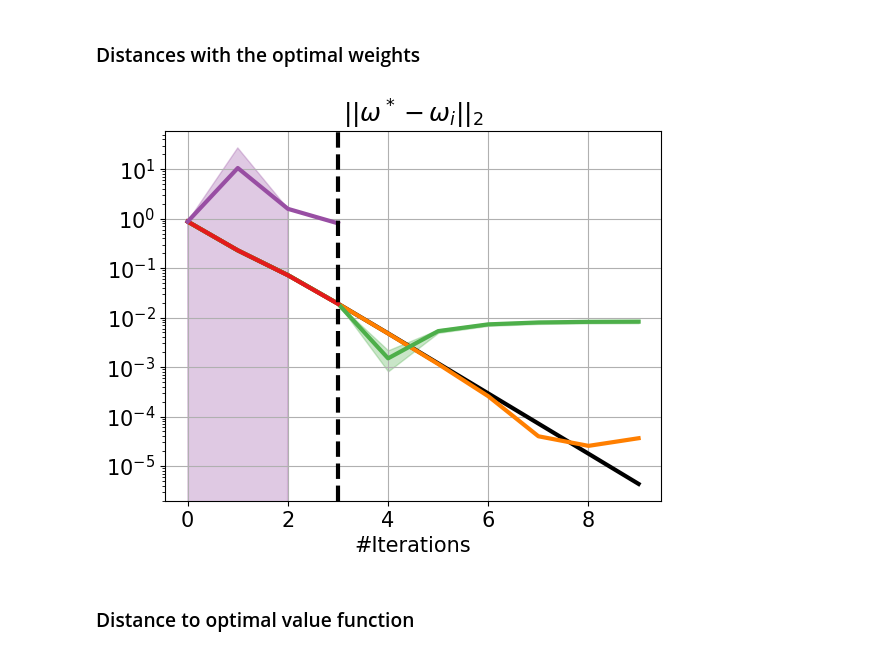
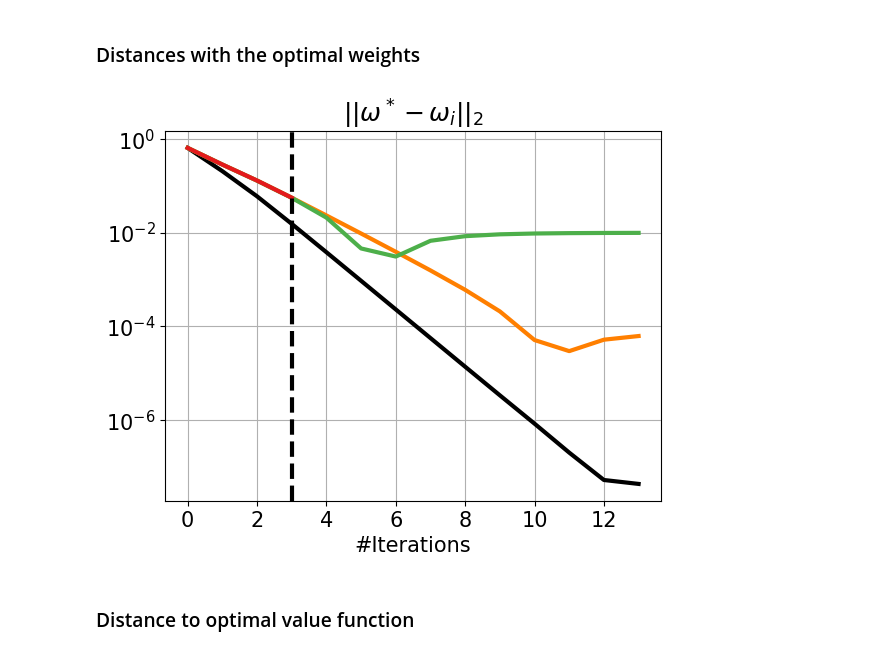
Before and after one commit to theovincent/PBO, a Jupyter notebook: experiments/lqr/plots.ipynb, the cells around one changed output. Drawn from its saved outputs; the diff is of its cells as text; code cells hidden in the pictures.

```diff
--- a/experiments/lqr/plots.ipynb
+++ b/experiments/lqr/plots.ipynb
@@ -6,12 +6,12 @@ import json
 import numpy as np
 from pbo.utils.confidence_interval import confidence_interval
 
-experiment_name = "test"
-show_fqi = True; show_lspi = True; show_pbo_linear = False; show_pbo_custom_linear = True;
+experiment_name = "test_q2"
+show_fqi = True; show_lspi = False; show_pbo_linear = False; show_pbo_custom_linear = True;
 show_pbo_deep = True; show_pbo_optimal = True
 max_bellman_iterations = 3
-max_bellman_iterations_validation = max_bellman_iterations + 6
-seeds = range(1, 21)
+max_bellman_iterations_validation = max_bellman_iterations + 10
+seeds = range(1, 2)
 
 p = json.load(open(f"figures/{experiment_name}/parameters.json"))
 
@@ -91,7 +95,9 @@ if show_pbo_linear:
 if show_pbo_custom_linear:
     pbo_custom_linear_w_mean = np.sqrt(np.mean(np.square(pbo_custom_linear_w - optimal_w), axis=2)).mean(axis=0)
     pbo_custom_linear_w_std = np.sqrt(np.mean(np.square(pbo_custom_linear_w - optimal_w), axis=2)).std(axis=0)
-    pbo_custom_linear_w_confidence_interval = confidence_interval(pbo_custom_linear_w_mean, pbo_custom_linear_w_std, len(seeds))
+    pbo_custom_linear_w_confidence_interval = confidence_interval(
+        pbo_custom_linear_w_mean, pbo_custom_linear_w_std, len(seeds)
+    )
 
 if show_pbo_deep:
     pbo_deep_w_mean = np.sqrt(np.mean(np.square(pbo_deep_w - optimal_w), axis=2)).mean(axis=0)
@@ -110,42 +116,77 @@ plt.rc("lines", linewidth=3)
 iterations = range(max_bellman_iterations + 1)
 iterations_validation = range(max_bellman_iterations_validation + 1)
 
 if show_pbo_optimal:
     plt.plot(iterations_validation, pbo_optimal_w_mean, label="Optimal PBO", color="black")
 
 if show_pbo_linear:
     plt.plot(iterations_validation, pbo_linear_w_mean[:-1], label="linear PBO", color="blue")
-    plt.fill_between(iterations_validation, pbo_linear_w_confidence_interval[0, :-1], pbo_linear_w_confidence_interval[1, :-1], color="blue", alpha=0.3)
+    plt.fill_between(
+        iterations_validation,
+        pbo_linear_w_confidence_interval[0, :-1],
+        pbo_linear_w_confidence_interval[1, :-1],
+        color="blue",
+        alpha=0.3,
+    )
 
-    plt.hlines(pbo_linear_w_mean[-1], 0, max_bellman_iterations_validation, color="blue", linestyle="--", label="linear PBO fixed point")
-    plt.fill_between(iterations_validation, pbo_linear_w_confidence_interval[0, -1], pbo_linear_w_confidence_interval[1, -1], color="blue", alpha=0.3)
+    plt.hlines(
+        pbo_linear_w_mean[-1],
+        0,
+        max_bellman_iterations_validation,
+        color="blue",
+        linestyle="--",
+        label="linear PBO fixed point",
+    )
+    plt.fill_between(
+        iterations_validation,
+        pbo_linear_w_confidence_interval[0, -1],
+        pbo_linear_w_confidence_interval[1, -1],
+        color="blue",
+        alpha=0.3,
+    )
 
 if show_pbo_custom_linear:
     plt.plot(iterations_validation, pbo_custom_linear_w_mean, label="ProFQI$_{LQR}$ (ours)", color=colors["orange"])
-    plt.fill_between(iterations_validation, pbo_custom_linear_w_confidence_interval[0], pbo_custom_linear_w_confidence_interval[1], color=colors["orange"], alpha=0.3)
+    plt.fill_between(
+        iterations_validation,
+        pbo_custom_linear_w_confidence_interval[0],
+        pbo_custom_linear_w_confidence_interval[1],
+        color=colors["orange"],
+        alpha=0.3,
+    )
 
 if show_pbo_deep:
     plt.plot(iterations_validation, pbo_deep_w_mean, label="ProFQI (ours)", color=colors["ProFQI"])
-    plt.fill_between(iterations_validation, pbo_deep_w_confidence_interval[0], pbo_deep_w_confidence_interval[1], color=colors["ProFQI"], alpha=0.3)
+    plt.fill_between(
+        iterations_validation,
+        pbo_deep_w_confidence_interval[0],
+        pbo_deep_w_confidence_interval[1],
+        color=colors["ProFQI"],
+        alpha=0.3,
+    )
 
 if show_fqi:
     plt.plot(iterations, fqi_w_mean, label="FQI", color=colors["FQI"])
-    plt.fill_between(iterations, fqi_w_confidence_interval[0], fqi_w_confidence_interval[1], color=colors["FQI"], alpha=0.3)
+    plt.fill_between(
+        iterations, fqi_w_confidence_interval[0], fqi_w_confidence_interval[1], color=colors["FQI"], alpha=0.3
+    )
 
 if show_lspi:
     plt.plot(iterations, lspi_w_mean, label="LSPI", color=colors["LSPI"])
-    plt.fill_between(iterations, lspi_w_confidence_interval[0], lspi_w_confidence_interval[1], color=colors["LSPI"], alpha=0.3)
+    plt.fill_between(
+        iterations, lspi_w_confidence_interval[0], lspi_w_confidence_interval[1], color=colors["LSPI"], alpha=0.3
+    )
 
 plt.axvline(max_bellman_iterations, color="black", linestyle="--")
 plt.xticks(range(0, max_bellman_iterations_validation + 1, ticks_freq))
 plt.xlabel("#Iterations")
 plt.yscale("log")
 plt.title("$|| \omega^* - \omega_i ||_2$")
 # plt.legend().set_zorder(9)
 plt.grid(zorder=0)
-_ = plt.savefig(f"figures/{experiment_name}/W_{max_bellman_iterations}.pdf", bbox_inches='tight')
+_ = plt.savefig(f"figures/{experiment_name}/W_{max_bellman_iterations}.pdf", bbox_inches="tight")
 # %% [output]
-[figure, old version]
+[figure, new version]
 # %% [markdown]
 ### Distance to optimal value function
 # %%
```
Also changed, not shown: parts of 5 cells of this notebook, 6 other files.
